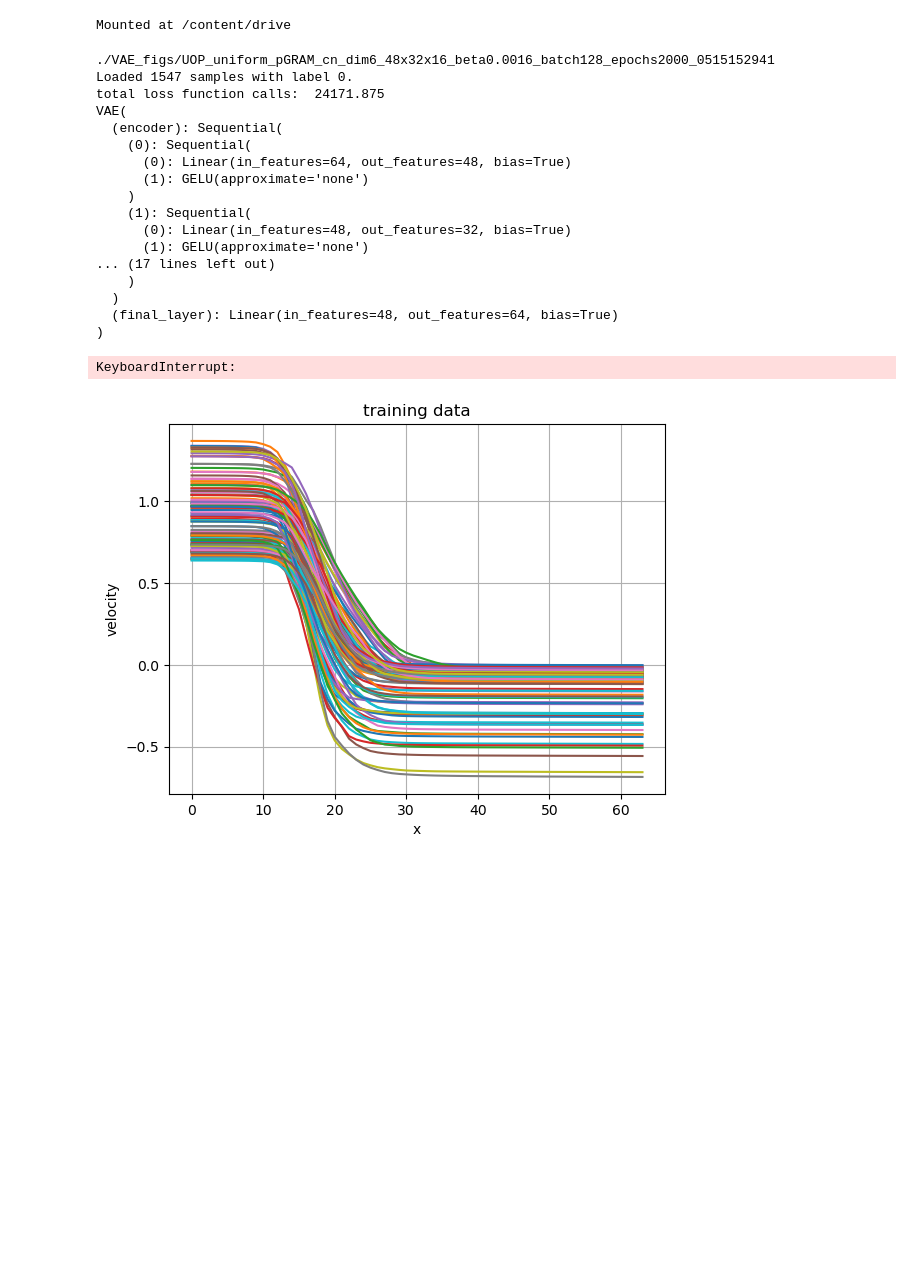
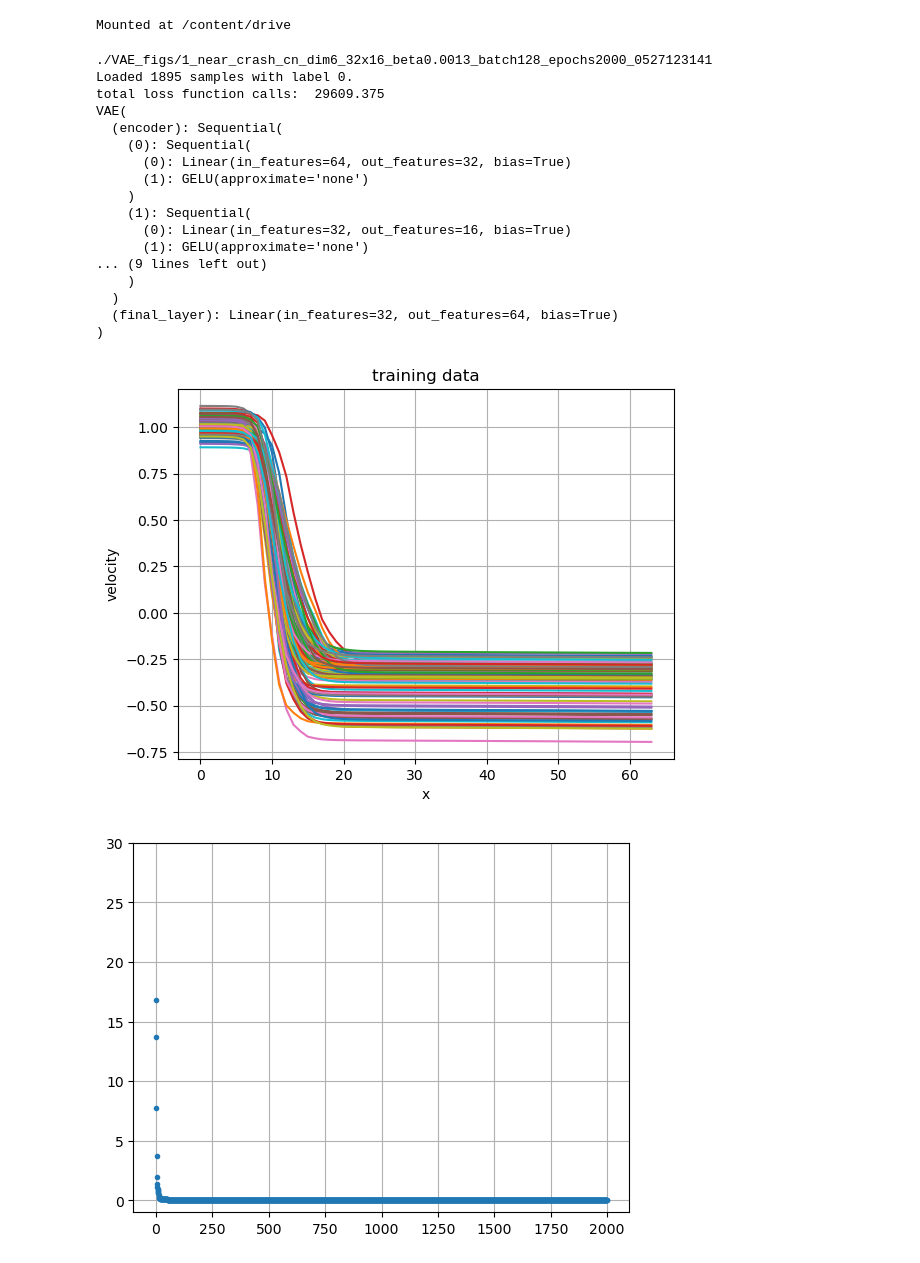
Before and after one commit to gcalkins64/pipag_training, a Jupyter notebook: VAE_Capture.ipynb, the cells around one changed output. Drawn from its saved outputs; the diff is of its cells as text; code cells hidden in the pictures; blank space fills up the shorter version.

Commit message:
made changes for latent space plotting with crashes

```diff
--- a/VAE_Capture.ipynb
+++ b/VAE_Capture.ipynb
@@ -53,15 +53,16 @@ DataType = 'cn'
 # Set 2
 LatentDim = 6
 HiddenDims = [32, 16] # define the strucute of the encoder and decoder
-Beta = .0016
+Beta = .0013
 
 BatchSize = 128
 Epochs = 2000
-IsTest = True # when True, don't save figures or create directory
-tag = '1_near_escape' # UOP_near_crash_steeper  UOP_near_crash  UOP_inc_lit_disps
+IsTest = False # when True, don't save figures or create directory
+tag = '1_near_crash' # UOP_near_crash_steeper  UOP_near_crash  UOP_inc_lit_disps 1_near_crash 1_near_escape
 
 # load training data
-json_file = f'/Users/gracecalkins/Local_Documents/local_code/pipag_training/data/UOP_uniform_pGRAM_2000_data_energy_scaled_downsampled_.json'
+json_file = f'/Users/gracecalkins/Local_Documents/local_code/pipag_training/data/1_near_crash_fnpag_2000_data_energy_scaled_downsampled_.json'
+# json_file = f'/Users/gracecalkins/Local_Documents/local_code/pipag_training/data/1_near_escape_fnpag_2000_data_energy_scaled_downsampled_.json'
 
 date = datetime.datetime.now().strftime('%m%d%H%M%S')
 
@@ -96,6 +97,10 @@ with open(json_file, 'r') as f:
 # dataset is a dict: sample0, sample1, etc.
 # Collect energy arrays where label == 0 (capture scenarios)
 filtered_data = [entry['energy'] for entry in dataset.values() if entry['label'] == 0]
+
+for i in range(len(filtered_data)):
+   if np.isnan(filtered_data[i]).any():
+      print("nan values")
 
 # Convert to numpy array
 data = np.array(filtered_data)
@@ -183,44 +188,44 @@ ax.set_title('synthetic data')
 ax.set_xlabel('x')
 ax.set_ylabel('rho')
 
-
 for i in range(100):
     ax.plot(new_samp[i].detach())
 if not IsTest:
    plt.savefig(dirname + '/syntheticData.png')
 
 # compare variance
 big_samp = vae_model.sample(num_samples = n_data).cpu()
 fig, ax = plt.subplots()
 ax.grid()
 ax.plot(stats.describe(x_trn_cpu, axis = 0)[3], label = 'training variance')
 ax.plot(stats.describe(big_samp.detach(), axis = 0)[3], label = 'VAE variance')
 ax.legend()
 
 # Save off big_samp
-savemat(dirname + '/big_samp.mat', {'big_samp': big_samp.detach().numpy()})
-# Save off x_trn_cpu
-savemat(dirname + '/x_trn_cpu.mat', {'x_trn_cpu': x_trn_cpu.numpy()})
+if not IsTest:
+   savemat(dirname + '/big_samp.mat', {'big_samp': big_samp.detach().numpy()})
+   # Save off x_trn_cpu
+   savemat(dirname + '/x_trn_cpu.mat', {'x_trn_cpu': x_trn_cpu.numpy()})
 
 if not IsTest:
    plt.savefig(dirname + '/variance.png')
 # %% [output]
-./VAE_figs/UOP_uniform_pGRAM_cn_dim6_48x32x16_beta0.0016_batch128_epochs2000_0515152941
-Loaded 1547 samples with label 0.
-total loss function calls:  24171.875
+./VAE_figs/1_near_crash_cn_dim6_32x16_beta0.0013_batch128_epochs2000_0527123141
+Loaded 1895 samples with label 0.
+total loss function calls:  29609.375
 VAE(
   (encoder): Sequential(
     (0): Sequential(
-      (0): Linear(in_features=64, out_features=48, bias=True)
+      (0): Linear(in_features=64, out_features=32, bias=True)
       (1): GELU(approximate='none')
     )
     (1): Sequential(
-      (0): Linear(in_features=48, out_features=32, bias=True)
+      (0): Linear(in_features=32, out_features=16, bias=True)
       (1): GELU(approximate='none')
-... (17 lines left out)
+... (9 lines left out)
     )
   )
-  (final_layer): Linear(in_features=48, out_features=64, bias=True)
+  (final_layer): Linear(in_features=32, out_features=64, bias=True)
 )
-KeyboardInterrupt:
-[figure, old version]
+[figure, new version]
+[figure, added]
```
Also changed, not shown: parts of 1 cell of this notebook, 2 other files.
